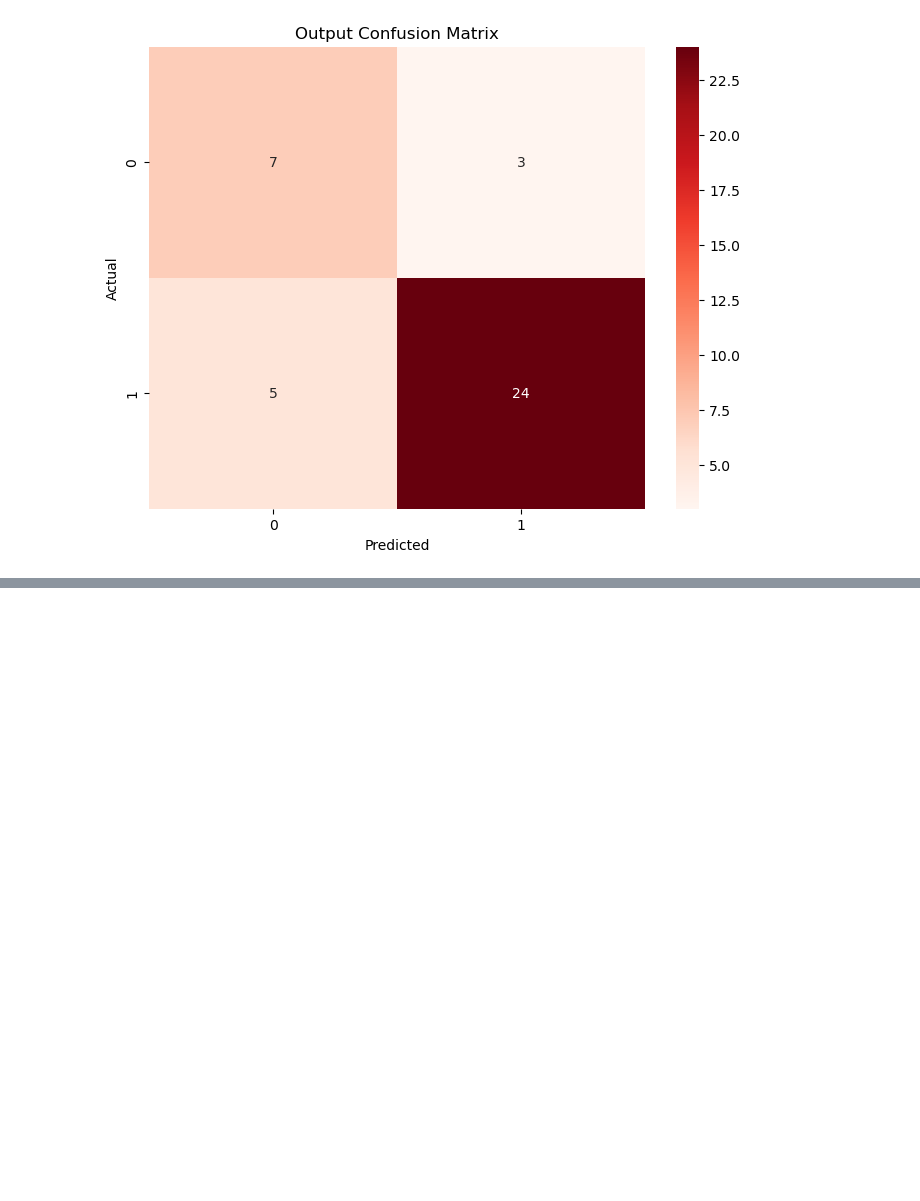
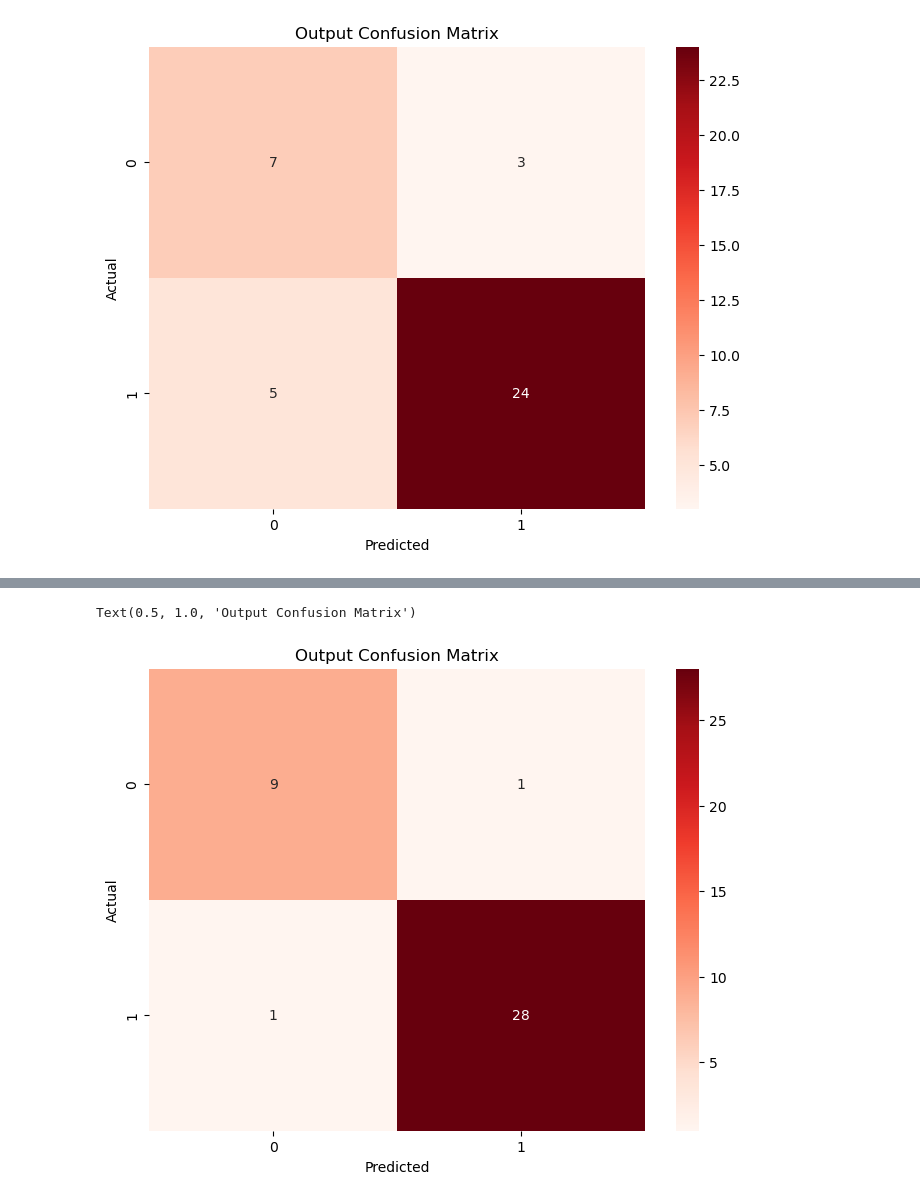
Before and after one commit to yaniss02/parkinson_detection, a Jupyter notebook: Untitled.ipynb, the cells around one changed output, grey strips where cells are left out. Cells and saved outputs as stored; diff of their text form; code cells hidden in the pictures; blank space fills up the shorter version.

```diff
--- a/Untitled.ipynb
+++ b/Untitled.ipynb
@@ -462,0 +464,7 @@ Text(0.5, 1.0, 'Output Confusion Matrix')
+# %%
+# Random Forest
+rf_model = RandomForestClassifier(random_state=42)
+rf_model.fit(X_train, y_train)
+rf_preds = rf_model.predict(X_test)
+print("Random Forest Classification Report:")
+print(classification_report(y_test, rf_preds))
@@ -462,0 +506,11 @@ Text(0.5, 1.0, 'Output Confusion Matrix')
+# %%
+cm=confusion_matrix(y_test,rf_preds)
+plt.figure(figsize=(8,6))
+fg=sns.heatmap(cm,annot=True,cmap="Reds")
+figure=fg.get_figure()
+plt.xlabel('Predicted')
+plt.ylabel('Actual')
+plt.title("Output Confusion Matrix")
+# %% [output]
+Text(0.5, 1.0, 'Output Confusion Matrix')
+[figure, added]
```
Also changed, not shown: parts of 12 cells of this notebook.
